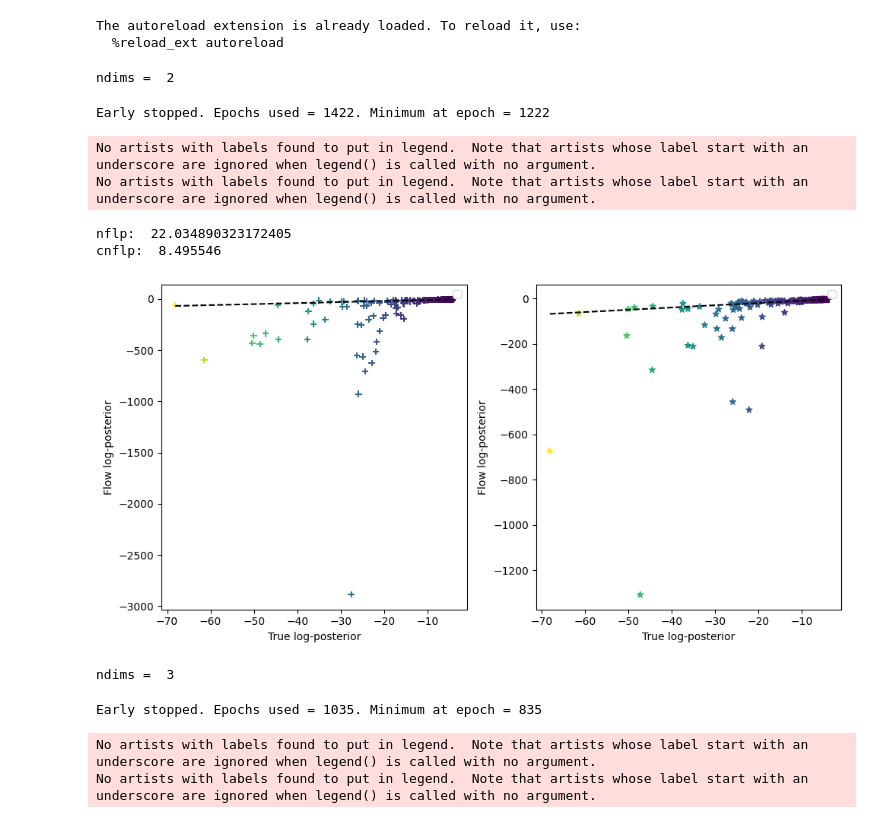
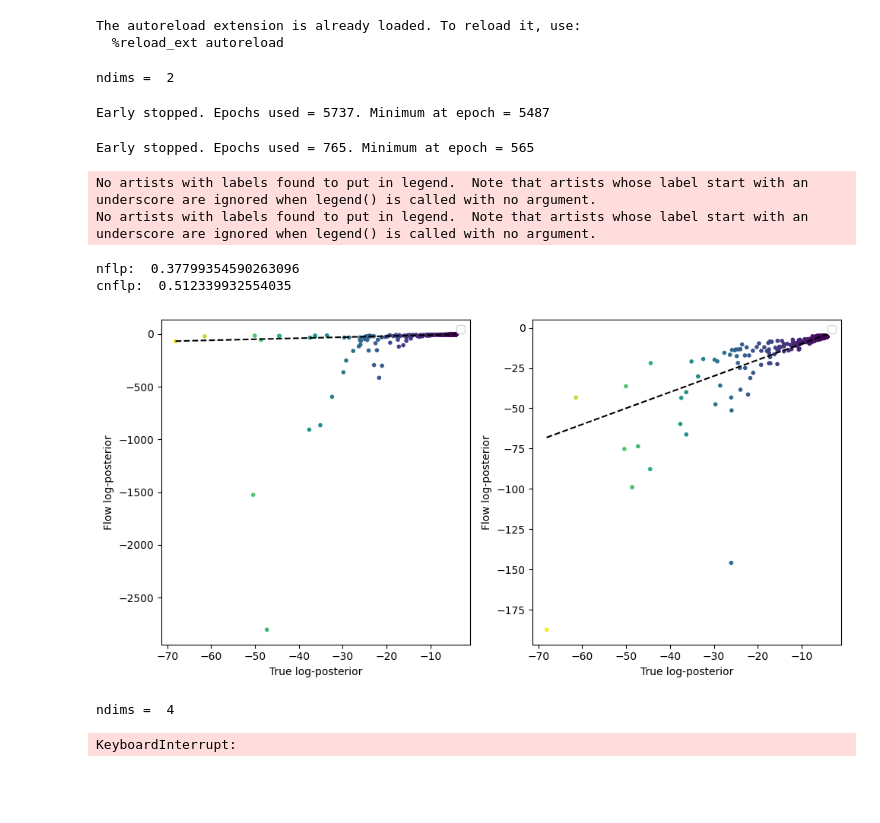
Before and after one commit to htjb/beta-flows, a Jupyter notebook: flows_for_mixture_models.ipynb, the cells around one changed output. Drawn from its saved outputs; the diff is of its cells as text; code cells hidden in the pictures; blank space fills up the shorter version.

```diff
--- a/flows_for_mixture_models.ipynb
+++ b/flows_for_mixture_models.ipynb
@@ -15,9 +15,9 @@ The autoreload extension is already loaded. To reload it, use:
 # %%
 nbeta_samples = 10
 nmixtures = 5
-nRepeats = 2
-ndims = [2, 3, 4]#, 5, 6]#, 7, 8]
-NUMBER_NETS = 2
+nRepeats = 5
+ndims = [2, 4, 6, 8]
+NUMBER_NETS = 6
 HIDDEN_LAYERS = [50]
 bepochs = 10000
 mepochs = 10000
@@ -40,11 +40,10 @@ for r in range(nRepeats):
                 s = chains.set_beta(b)
                 theta.append(s.values[:, :n])
                 sample_weights.append(s.get_weights()/s.get_weights().sum())
-                beta_values.append([b]*len(s.get_weights()))
+                beta_values.append([np.log10(b)]*len(s.get_weights()))
         theta = np.concatenate(theta).astype(np.float32)
         sample_weights = np.concatenate(sample_weights).astype(np.float32)
         conditional = np.concatenate(beta_values).astype(np.float32)
-        #conditional = np.log10(conditional)
 
         if LOAD:
             try:
@@ -55,7 +54,8 @@ for r in range(nRepeats):
                                 theta_max=np.array([25]*n).astype(np.float32),
                     number_networks=NUMBER_NETS, hidden_layers=HIDDEN_LAYERS,)
                 bflow.training(conditional, epochs=bepochs,
-                                early_stop=True, patience=250)
+                                early_stop=True, patience=250,
+                                loss_type='mean')
                 bflow.save(base_dir + f'ndims_{n}_nmixtures_{nmixtures}/beta_flow_{r}.pkl')
         else:
             bflow = BetaFlow(theta, weights=sample_weights,
@@ -63,13 +63,15 @@ for r in range(nRepeats):
                             theta_max=np.array([25]*n).astype(np.float32),
                 number_networks=NUMBER_NETS, hidden_layers=HIDDEN_LAYERS,)
             bflow.training(conditional, epochs=bepochs,
-                            early_stop=True, patience=250)
+                            early_stop=True, patience=250,
+                            loss_type='mean')
             bflow.save(base_dir + f'ndims_{n}_nmixtures_{nmixtures}/beta_flow_{r}.pkl')
 
         from margarine.maf import MAF
 
         values = chains.values[:, :n]
         weights = chains.get_weights()
+        weights = weights/weights.sum()
 
         if LOAD:
             try:
@@ -80,7 +82,8 @@ for r in range(nRepeats):
                         theta_max=np.array([25]*n).astype(np.float32),
                     number_networks=NUMBER_NETS,
                     hidden_layers=HIDDEN_LAYERS)
-                flow.train(mepochs, early_stop=True)
+                flow.train(mepochs, early_stop=True,
+                           loss_type='mean')
                 flow.save(base_dir + f'ndims_{n}_nmixtures_{nmixtures}/normal_flow_{r}.pkl')
         else:
             flow = MAF(values, weights=weights,
@@ -88,56 +91,75 @@ for r in range(nRepeats):
                     theta_max=np.array([25]*n).astype(np.float32),
                 number_networks=NUMBER_NETS,
                 hidden_layers=HIDDEN_LAYERS)
-            flow.train(mepochs, early_stop=True)
+            flow.train(mepochs, early_stop=True, loss_type='mean')
             flow.save(base_dir + f'ndims_{n}_nmixtures_{nmixtures}/normal_flow_{r}.pkl')
 
         prior_log_prob = np.log(np.prod([1/50]*n))
 
         posterior_probs = chains['logL'] + prior_log_prob - chains.stats(1000)['logZ'].mean()
 
         nflp = flow.log_prob(values).numpy()
-        cnflp = bflow.log_prob(values, 1)
+        cnflp = bflow.log_prob(values, np.log10(1))
 
         mask = np.isfinite(nflp) & np.isfinite(cnflp)
         nflp = nflp[mask]
         cnflp = cnflp[mask]
         weights = weights[mask]
 
         pps = posterior_probs.values[mask]
 
-        nflp_error.append(np.mean(pps - nflp))
-        cnflp_error.append(np.mean(pps - cnflp))
+        nflp_error.append(np.average(pps - nflp, weights=weights))
+        cnflp_error.append(np.average(pps - cnflp, weights=weights))
 
         print('nflp: ', nflp_error[-1])
         print('cnflp: ', cnflp_error[-1])
 
         if r == 0:
             fig, axes = plt.subplots(1, 2, figsize=(10, 5))
 
-            axes[0].scatter(posterior_probs, nflp, marker='+', c=posterior_probs, cmap='viridis_r')
-            axes[1].scatter(posterior_probs, cnflp, marker='*', c=posterior_probs, cmap='viridis_r')
+            axes[0].scatter(posterior_probs, nflp, marker='.', c=posterior_probs, cmap='viridis_r')
+            axes[1].scatter(posterior_probs, cnflp, marker='.', c=posterior_probs, cmap='viridis_r')
 
-            for i in range(2):
-                axes[i].plot(posterior_probs, posterior_probs, linestyle='--', color='k')
-                axes[i].set_xlabel('True log-posterior')
-                axes[i].set_ylabel('Flow log-posterior')
-                axes[i].legend()
+            for j in range(2):
+                axes[j].plot(posterior_probs, posterior_probs, linestyle='--', color='k')
+                axes[j].set_xlabel('True log-posterior')
+                axes[j].set_ylabel('Flow log-posterior')
+                axes[j].legend()
+                #axes[j].set_ylim(posterior_probs.min()*2, 10)
+
+            """for j in range(len(nflp)):
+                if nflp[j] < posterior_probs.min()*2:
+                    norm_prob = (posterior_probs[j] - posterior_probs.min())/ \
+                            (posterior_probs.max() - posterior_probs.min())
+                    axes[0].arrow(posterior_probs[j], posterior_probs.min()*0.5,
+                                0, -50, head_width=posterior_probs.min()*0.1,
+                                head_length=posterior_probs.min()*0.05,
+                                fc=plt.get_cmap('viridis_r')(norm_prob),
+                                ec='k',#plt.get_cmap('viridis_r')(norm_prob),
+                                lw=0.4)
+                if cnflp[j] < posterior_probs.min()*10:
+                    axes[1].arrow(posterior_probs[j], posterior_probs.min()*0.5,
+                                0, -50, head_width=posterior_probs.min()*0.1,
+                                head_length=posterior_probs.min()*0.05,
+                                fc=plt.get_cmap('viridis_r')(norm_prob),
+                                ec='k',#plt.get_cmap('viridis_r')(norm_prob),
+                                lw=0.4)"""
+
             plt.tight_layout()
             plt.savefig(base_dir + f'ndims_{n}_nmixtures_{nmixtures}/likleihood_comparison_{r}.png', dpi=300)
             plt.show()
     nflpRepeats.append(nflp_error)
     cnflpRepeats.append(cnflp_error)
 nflpRepeats = np.array(nflpRepeats)
 cnflpRepeats = np.array(cnflpRepeats)
 # %% [output]
 ndims =  2
-Early stopped. Epochs used = 1422. Minimum at epoch = 1222
+Early stopped. Epochs used = 5737. Minimum at epoch = 5487
-No artists with labels found to put in legend.  Note that artists whose label start with an underscore are ignored when legend() is called with no argument.
-No artists with labels found to put in legend.  Note that artists whose label start with an underscore are ignored when legend() is called with no argument.
+Early stopped. Epochs used = 765. Minimum at epoch = 565
-nflp:  22.034890323172405
-cnflp:  8.495546
+No artists with labels found to put in legend.  Note that artists whose label start with an underscore are ignored when legend() is called with no argument.
+No artists with labels found to put in legend.  Note that artists whose label start with an underscore are ignored when legend() is called with no argument.
+nflp:  0.37799354590263096
+cnflp:  0.512339932554035
-[figure, old version]
+[figure, new version]
-ndims =  3
-Early stopped. Epochs used = 1035. Minimum at epoch = 835
+ndims =  4
-No artists with labels found to put in legend.  Note that artists whose label start with an underscore are ignored when legend() is called with no argument.
-No artists with labels found to put in legend.  Note that artists whose label start with an underscore are ignored when legend() is called with no argument.
+KeyboardInterrupt:
```
Also changed, not shown: parts of 2 cells of this notebook, 47 other files.
